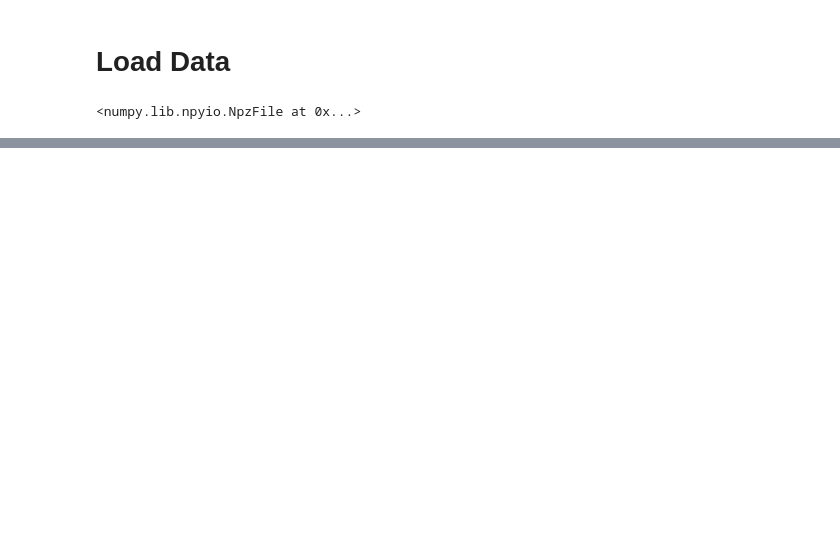
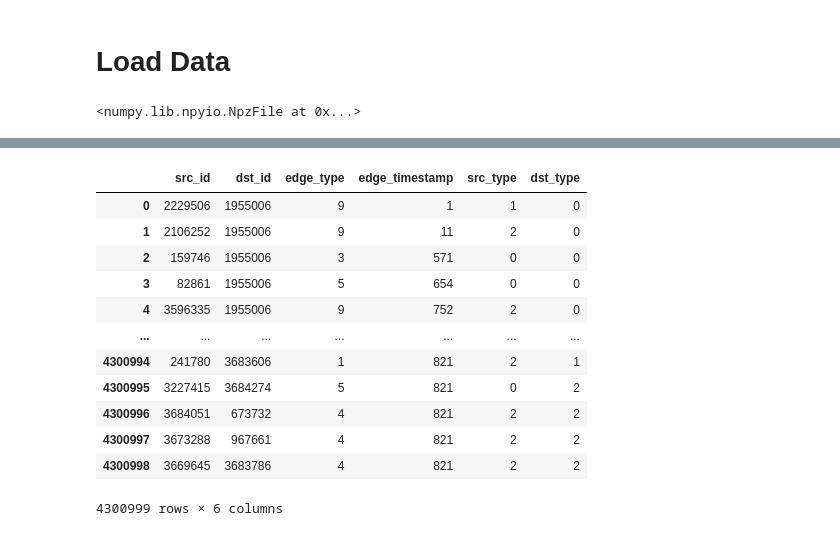
Before and after one commit to jiaxililearn/HRGCN-workspace, a Jupyter notebook: notebooks/prepare_dataset_temporal.ipynb, the cells around one changed output, grey strips where cells are left out. Drawn from its saved outputs; the diff is of its cells as text; code cells hidden in the pictures; blank space fills up the shorter version.

```diff
--- a/notebooks/prepare_dataset_temporal.ipynb
+++ b/notebooks/prepare_dataset_temporal.ipynb
@@ -672,0 +147,16 @@ write_node_type('test', test_node_feature)
+# %%
+full_data
+# %% [output]
+|  | src_id | dst_id | edge_type | edge_timestamp | src_type | dst_type |
+| 0 | 2229506 | 1955006 | 9 | 1 | 1 | 0 |
+| 1 | 2106252 | 1955006 | 9 | 11 | 2 | 0 |
+| 2 | 159746 | 1955006 | 3 | 571 | 0 | 0 |
+| 3 | 82861 | 1955006 | 5 | 654 | 0 | 0 |
+| 4 | 3596335 | 1955006 | 9 | 752 | 2 | 0 |
+| ... | ... | ... | ... | ... | ... | ... |
+| 4300994 | 241780 | 3683606 | 1 | 821 | 2 | 1 |
+| 4300995 | 3227415 | 3684274 | 5 | 821 | 0 | 2 |
+| 4300996 | 3684051 | 673732 | 4 | 821 | 2 | 2 |
+| 4300997 | 3673288 | 967661 | 4 | 821 | 2 | 2 |
+| 4300998 | 3669645 | 3683786 | 4 | 821 | 2 | 2 |
+4300999 rows × 6 columns
```
Also changed, not shown: parts of 54 cells of this notebook, 1 other file.
